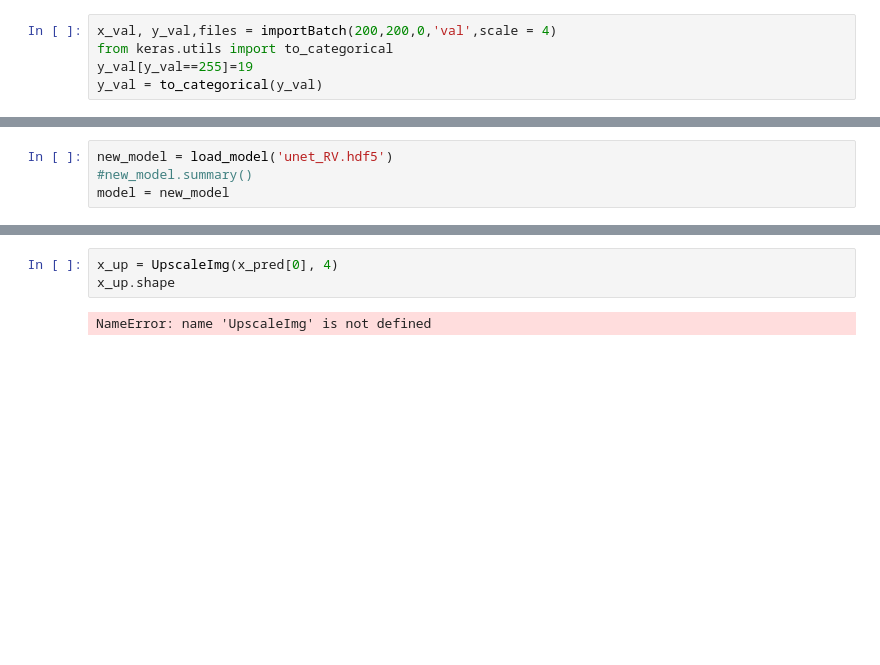
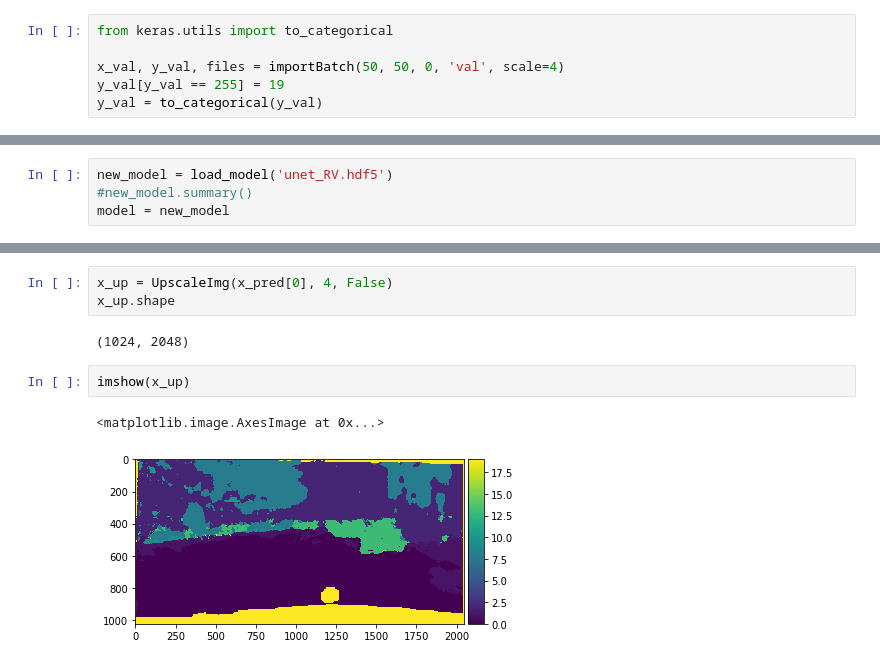
Before and after one commit to karpovmax/SiriusCV, a Jupyter notebook: unet/CityScapesRV.ipynb, the cells around one changed output, grey strips where cells are left out. Cells and saved outputs as stored; diff of their text form; blank space fills up the shorter version.

```diff
--- a/unet/CityScapesRV.ipynb
+++ b/unet/CityScapesRV.ipynb
@@ -30,7 +32,8 @@ PermissionError: [Errno 13] Permission denied: '/home/rvygon/data/gtFine/test/be
 # %%
-x_val, y_val,files = importBatch(200,200,0,'val',scale = 4)
 from keras.utils import to_categorical
-y_val[y_val==255]=19
+
+x_val, y_val, files = importBatch(50, 50, 0, 'val', scale=4)
+y_val[y_val == 255] = 19
 y_val = to_categorical(y_val)
 # %%
 import numpy as np
@@ -166,5 +181,10 @@ NameError: name 'x_val' is not defined
 # %%
-x_up = UpscaleImg(x_pred[0], 4)
+x_up = UpscaleImg(x_pred[0], 4, False)
 x_up.shape
 # %% [output]
-NameError: name 'UpscaleImg' is not defined
+(1024, 2048)
+# %%
+imshow(x_up)
+# %% [output]
+<matplotlib.image.AxesImage at 0x...>
+[figure, added]
```
Also changed, not shown: parts of 13 cells of this notebook, 1 other file.
